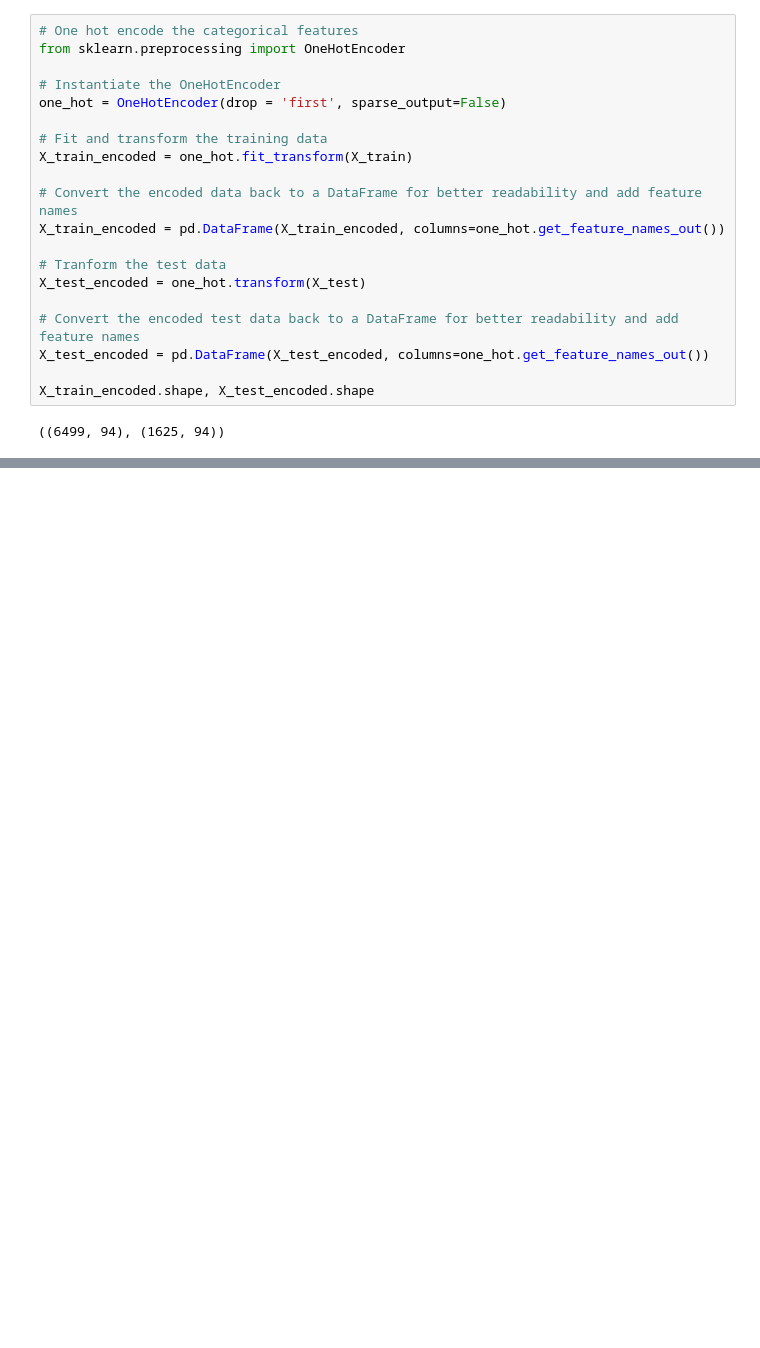
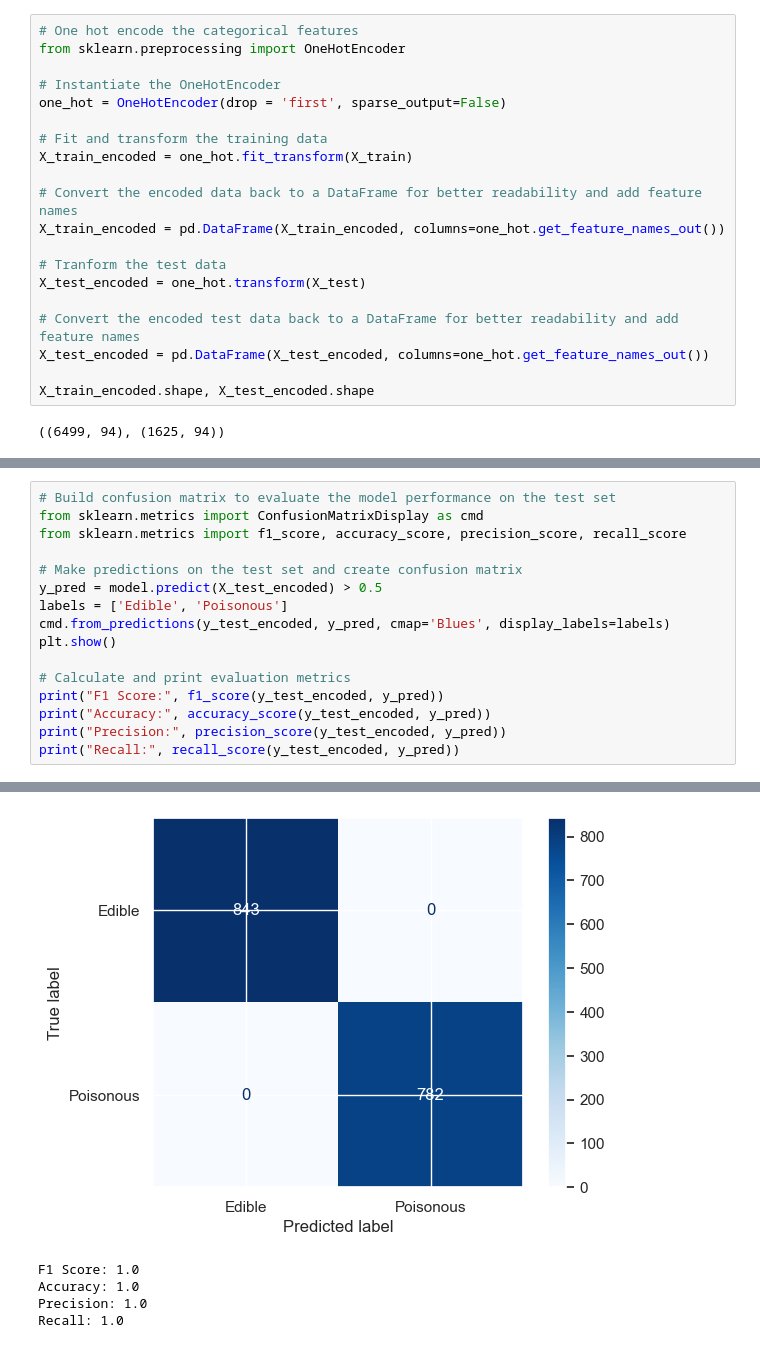
Before and after one commit to ashcds/mushroom-classification, a Jupyter notebook: ML_model.ipynb, the cells around one changed output, grey strips where cells are left out. Drawn from its saved outputs; the diff is of its cells as text; blank space fills up the shorter version.

```diff
--- a/ML_model.ipynb
+++ b/ML_model.ipynb
@@ -105,0 +196,17 @@ y_test_encoded = lab_encoder.transform(y_test)
+# %%
+# Build confusion matrix to evaluate the model performance on the test set
+from sklearn.metrics import ConfusionMatrixDisplay as cmd
+from sklearn.metrics import f1_score, accuracy_score, precision_score, recall_score
+
+# Make predictions on the test set and create confusion matrix
+y_pred = model.predict(X_test_encoded) > 0.5
+labels = ['Edible', 'Poisonous']
+cmd.from_predictions(y_test_encoded, y_pred, cmap='Blues', display_labels=labels)
+plt.show()
+
+# Calculate and print evaluation metrics
+print("F1 Score:", f1_score(y_test_encoded, y_pred))
+print("Accuracy:", accuracy_score(y_test_encoded, y_pred))
+print("Precision:", precision_score(y_test_encoded, y_pred))
+print("Recall:", recall_score(y_test_encoded, y_pred))
+# %% [output]
@@ -105,0 +214,5 @@ y_test_encoded = lab_encoder.transform(y_test)
+[figure, added]
+F1 Score: 1.0
+Accuracy: 1.0
+Precision: 1.0
+Recall: 1.0
```
Also changed, not shown: parts of 14 cells of this notebook, 1 other file.
